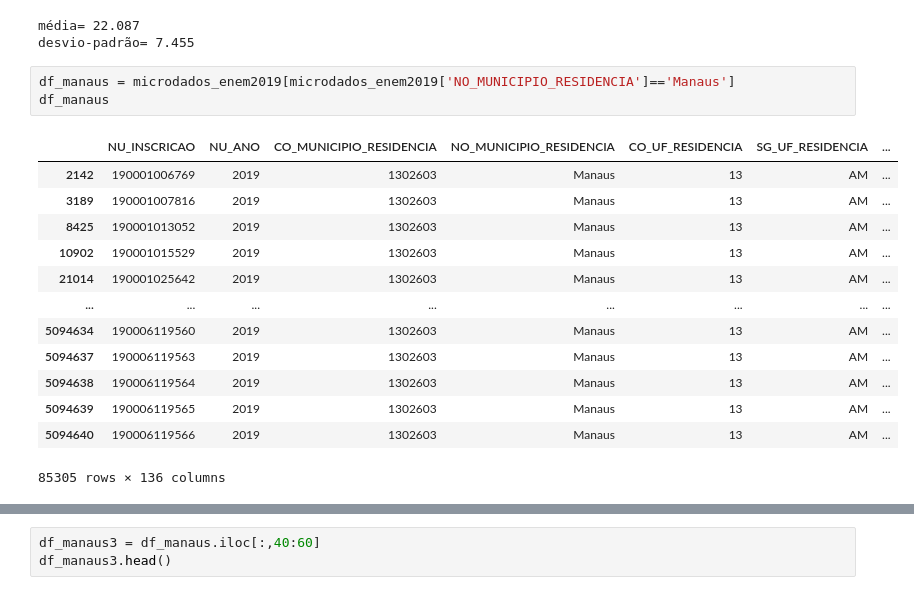
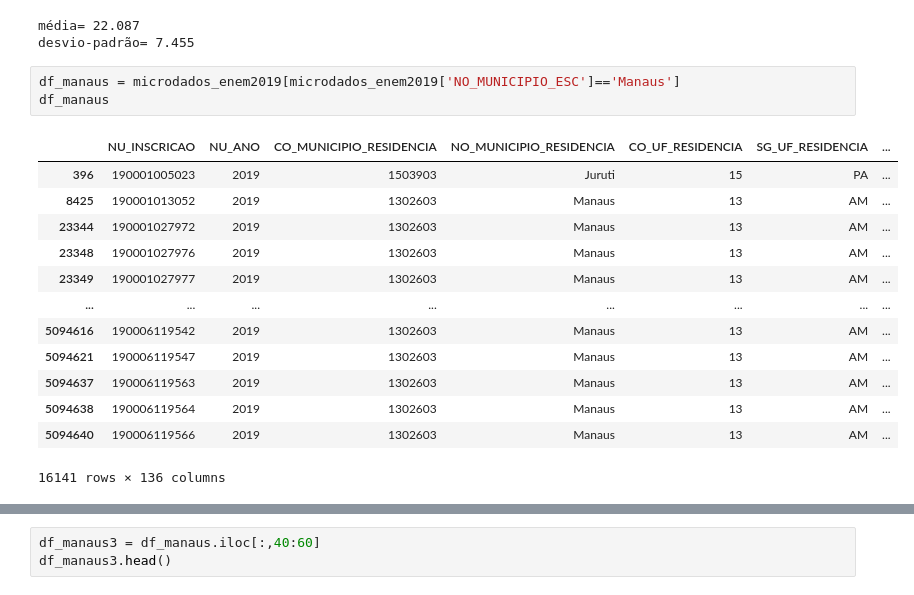
Before and after one commit to paulordie/aquis-preproc-explo-dados, a Jupyter notebook: projeto-enem-pcorrea.ipynb, the cells around one changed output, grey strips where cells are left out. Cells and saved outputs as stored; diff of their text form.

Commit message:
new dataset to manaus

```diff
--- a/projeto-enem-pcorrea.ipynb
+++ b/projeto-enem-pcorrea.ipynb
@@ -195,22 +202,22 @@ meanAndStandar(microdados_enem2019['NU_IDADE'])
 média= 22.087
 desvio-padrão= 7.455
 # %%
-df_manaus = microdados_enem2019[microdados_enem2019['NO_MUNICIPIO_RESIDENCIA']=='Manaus']
+df_manaus = microdados_enem2019[microdados_enem2019['NO_MUNICIPIO_ESC']=='Manaus']
 df_manaus
 # %% [output]
 |  | NU_INSCRICAO | NU_ANO | CO_MUNICIPIO_RESIDENCIA | NO_MUNICIPIO_RESIDENCIA | CO_UF_RESIDENCIA | SG_UF_RESIDENCIA | ... |
-| 2142 | 190001006769 | 2019 | 1302603 | Manaus | 13 | AM | ... |
-| 3189 | 190001007816 | 2019 | 1302603 | Manaus | 13 | AM | ... |
+| 396 | 190001005023 | 2019 | 1503903 | Juruti | 15 | PA | ... |
 | 8425 | 190001013052 | 2019 | 1302603 | Manaus | 13 | AM | ... |
-| 10902 | 190001015529 | 2019 | 1302603 | Manaus | 13 | AM | ... |
-| 21014 | 190001025642 | 2019 | 1302603 | Manaus | 13 | AM | ... |
+| 23344 | 190001027972 | 2019 | 1302603 | Manaus | 13 | AM | ... |
+| 23348 | 190001027976 | 2019 | 1302603 | Manaus | 13 | AM | ... |
+| 23349 | 190001027977 | 2019 | 1302603 | Manaus | 13 | AM | ... |
 | ... | ... | ... | ... | ... | ... | ... | ... |
-| 5094634 | 190006119560 | 2019 | 1302603 | Manaus | 13 | AM | ... |
+| 5094616 | 190006119542 | 2019 | 1302603 | Manaus | 13 | AM | ... |
+| 5094621 | 190006119547 | 2019 | 1302603 | Manaus | 13 | AM | ... |
 | 5094637 | 190006119563 | 2019 | 1302603 | Manaus | 13 | AM | ... |
 | 5094638 | 190006119564 | 2019 | 1302603 | Manaus | 13 | AM | ... |
-| 5094639 | 190006119565 | 2019 | 1302603 | Manaus | 13 | AM | ... |
 | 5094640 | 190006119566 | 2019 | 1302603 | Manaus | 13 | AM | ... |
-85305 rows × 136 columns
+16141 rows × 136 columns
 # %%
 meanAndStandar(df_manaus['NU_IDADE'])
 # %% [output]
```
Also changed, not shown: parts of 8 cells of this notebook, 1 other file.
